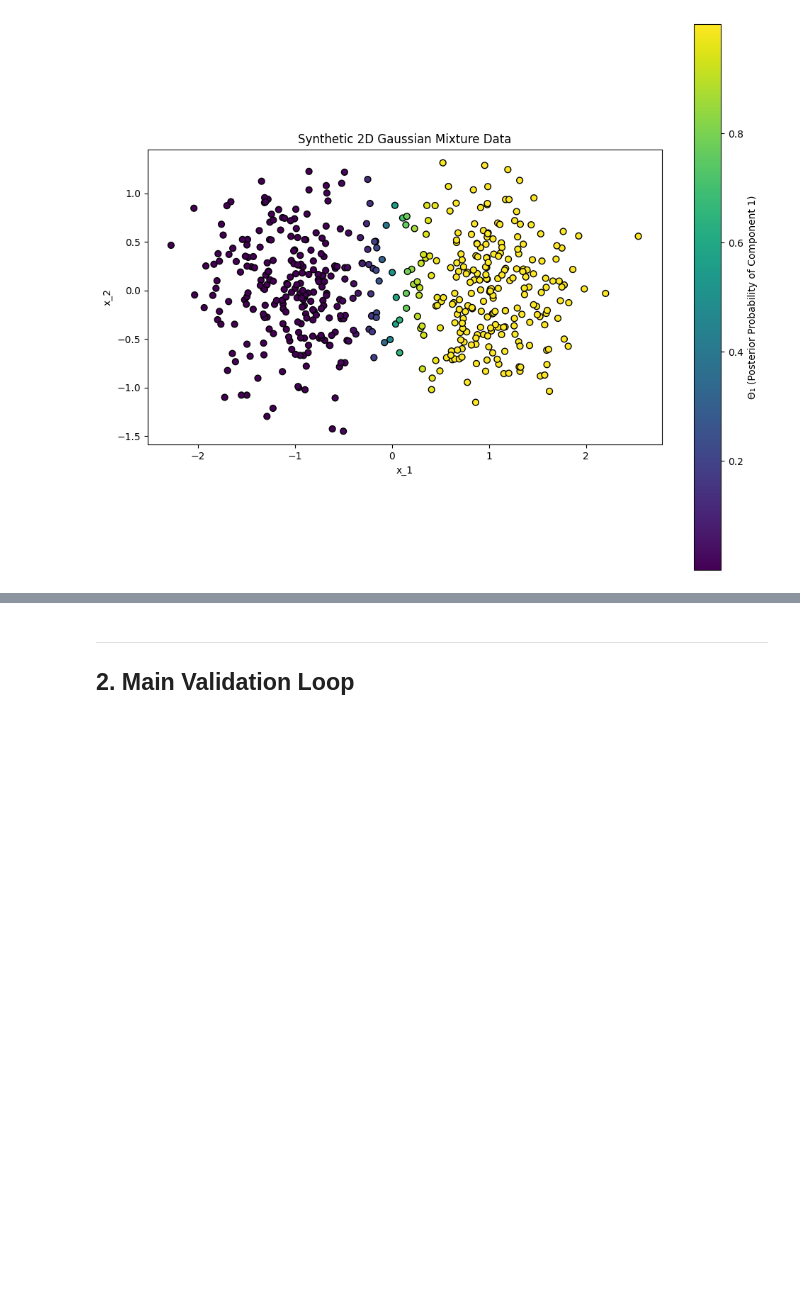
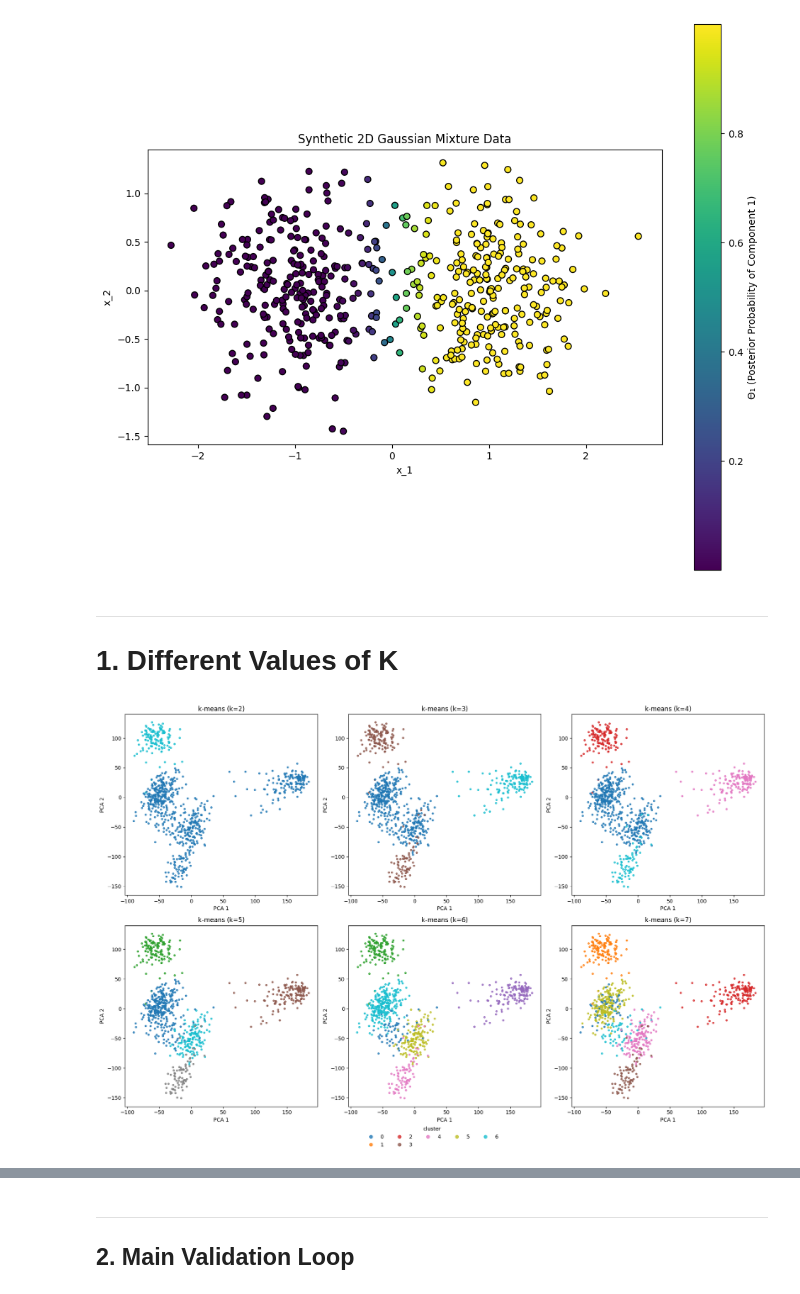
Before and after one commit to DataSlingers/CARVE, a Jupyter notebook: SketchV2_Lecture.ipynb, the cells around one changed output, grey strips where cells are left out. Cells and saved outputs as stored; diff of their text form; code cells hidden in the pictures; blank space fills up the shorter version.

```diff
--- a/SketchV2_Lecture.ipynb
+++ b/SketchV2_Lecture.ipynb
@@ -224,3 +258,42 @@ plt.tight_layout()
 plt.show()
 # %% [output]
 [figure]
+# %% [markdown]
+---
+
+# 1. Different Values of K
+# %%
+pca = PCA(n_components=2, random_state=RANDOM_SEED)
+X_pca = pca.fit_transform(X)
+
+ks = [2, 3, 4, 5, 6, 7]
+fig, axes = plt.subplots(2, 3, figsize=(18, 12))
+axes = axes.flatten()
+
+for ax, k in zip(axes, ks):
+    kmeans = KMeans(n_clusters=k, random_state=RANDOM_SEED)
+    clusters = kmeans.fit_predict(X)
+
+    scatter = ax.scatter(
+        X_pca[:, 0], X_pca[:, 1],
+        c=clusters,
+        s=10,
+        alpha=0.8,
+        cmap='tab10'
+    )
+    ax.set_title(f'k-means (k={k})')
+    ax.set_xlabel('PCA 1')
+    ax.set_ylabel('PCA 2')
+
+fig.legend(
+    *scatter.legend_elements(),
+    title="cluster",
+    loc='lower center',
+    ncol=5,
+    frameon=False
+)
+
+plt.tight_layout(rect=[0, 0.05, 1, 1])
+plt.show()
+# %% [output]
+[figure, added]
```
Also changed, not shown: parts of 20 cells of this notebook, 1 other file.
